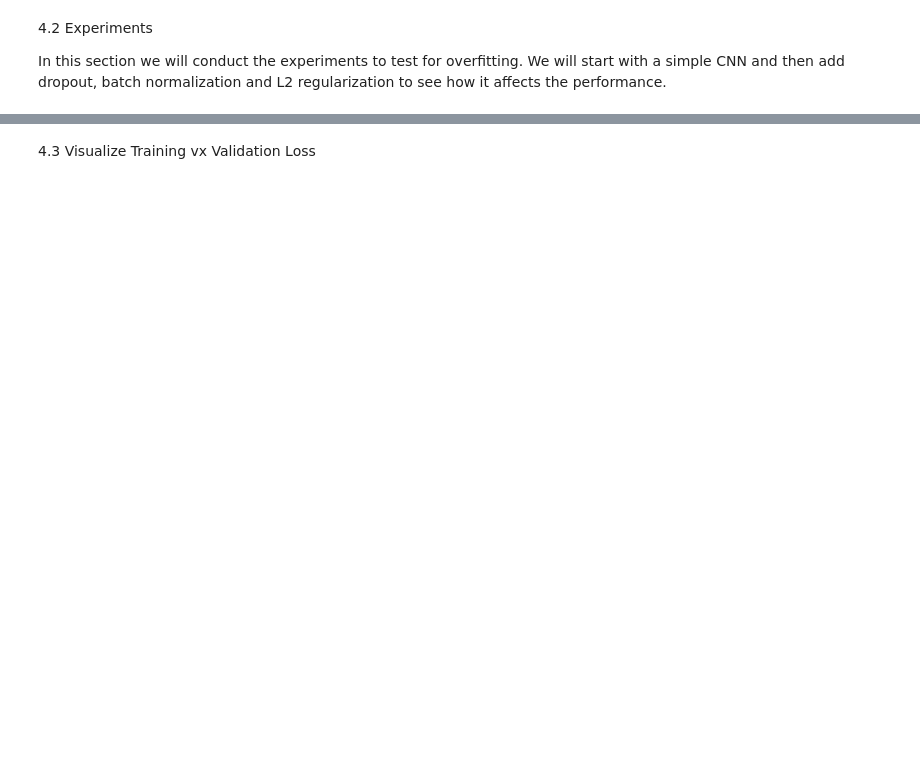
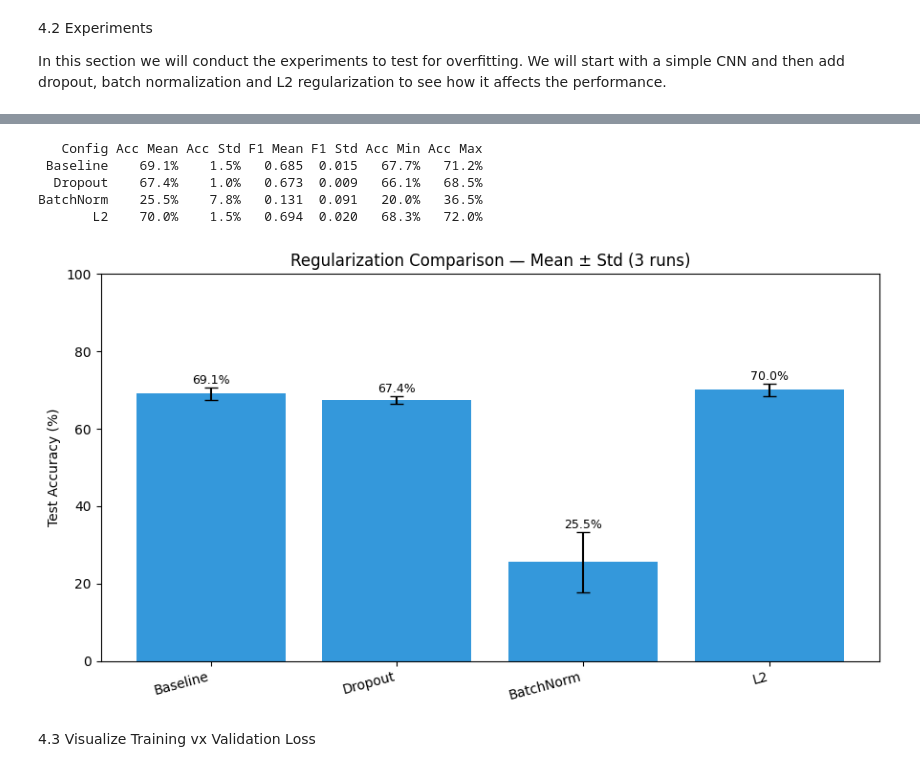
Before and after one commit to MarkusGarmeister/ML_PokeCard, a Jupyter notebook: notebooks/4_overfitting_experiment.ipynb, the cells around one changed output, grey strips where cells are left out. Cells and saved outputs as stored; diff of their text form; code cells hidden in the pictures; blank space fills up the shorter version.

```diff
--- a/notebooks/4_overfitting_experiment.ipynb
+++ b/notebooks/4_overfitting_experiment.ipynb
@@ -118,3 +187,41 @@ All Combined: val_loss=1.016196370124817, val_acc=0.7433333396911621
+# %%
+
+
+df = pd.DataFrame([{
+    "Config": s["name"],
+    "Acc Mean": f"{s['accuracy_mean']*100:.1f}%",
+    "Acc Std":  f"{s['accuracy_std']*100:.1f}%",
+    "F1 Mean":  f"{s['f1_mean']:.3f}",
+    "F1 Std":   f"{s['f1_std']:.3f}",
+    "Acc Min":  f"{s['accuracy_min']*100:.1f}%",
+    "Acc Max":  f"{s['accuracy_max']*100:.1f}%",
+} for s in summaries])
+
+print(df.to_string(index=False))
+# %% [output]
+   Config Acc Mean Acc Std F1 Mean F1 Std Acc Min Acc Max
+ Baseline    69.1%    1.5%   0.685  0.015   67.7%   71.2%
+  Dropout    67.4%    1.0%   0.673  0.009   66.1%   68.5%
+BatchNorm    25.5%    7.8%   0.131  0.091   20.0%   36.5%
+       L2    70.0%    1.5%   0.694  0.020   68.3%   72.0%
+# %%
+names = [s["name"] for s in summaries]
+means = [s["accuracy_mean"] * 100 for s in summaries]
+stds = [s["accuracy_std"] * 100 for s in summaries]
+
+x = np.arange(len(names))
+plt.figure(figsize=(9, 5))
+plt.bar(x, means, yerr=stds, capsize=5, color="#3498db")
+plt.xticks(x, names, rotation=15, ha="right")
+plt.ylabel("Test Accuracy (%)")
+plt.title("Regularization Comparison — Mean ± Std (3 runs)")
+plt.ylim(0, 100)
+for i, (m, s) in enumerate(zip(means, stds)):
+    plt.text(i, m + s + 1, f"{m:.1f}%", ha="center", fontsize=9)
+plt.tight_layout()
+plt.show()
+# %% [output]
+[figure, added]
 # %% [markdown]
 4.3 Visualize Training vx Validation Loss
 # %%
```
Also changed, not shown: parts of 12 cells of this notebook.
